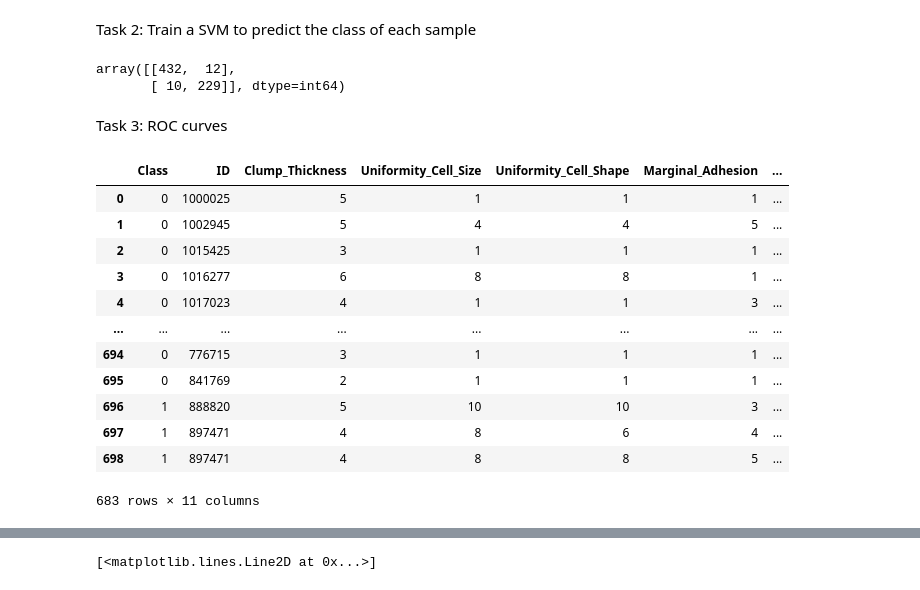
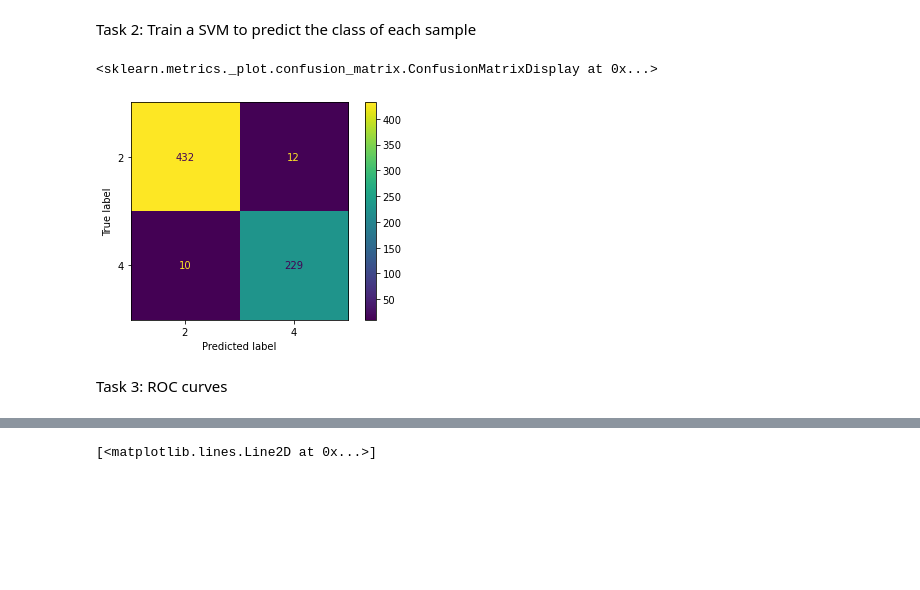
Before and after one commit to mdittschar/Sequence_Bioinformatics, a Jupyter notebook: src/assignment11/SBI_Assignment11_Auckenthaler_Dittschar.ipynb, the cells around one changed output, grey strips where cells are left out. Saved outputs shown, nothing was run; the diff lists cells and outputs as text; code cells hidden in the pictures; blank space fills up the shorter version.

```diff
--- a/src/assignment11/SBI_Assignment11_Auckenthaler_Dittschar.ipynb
+++ b/src/assignment11/SBI_Assignment11_Auckenthaler_Dittschar.ipynb
@@ -68,14 +68,15 @@ Task 2: Train a SVM to predict the class of each sample
 # %%
 X = data_no_NaN.loc[:, ~data.columns.isin(['ID', 'Class'])]
 y = data_no_NaN.Class
 C = 1
 clf = svm.SVC(kernel='linear', C=C, random_state=1)
 y_pred = cross_val_predict(clf, X, y, cv=5)
 conf_mat = confusion_matrix(y, y_pred)
-conf_mat
+disp = ConfusionMatrixDisplay(confusion_matrix=conf_mat, display_labels= ["2","4"])
+disp.plot()
 # %% [output]
-array([[432,  12],
-       [ 10, 229]], dtype=int64)
+<sklearn.metrics._plot.confusion_matrix.ConfusionMatrixDisplay at 0x...>
+[figure, added]
 # %% [markdown]
 Task 3:  ROC curves
 # %%
@@ -87,19 +88,3 @@ df_two = df_two.drop(["Class"], axis=1)
 df_two = df_two.drop([2], axis=1)
 # Rename the Column
 df_binary_Class = df_two.rename(columns={4: "Class"})
-# %%
-df_binary_Class
-# %% [output]
-|  | Class | ID | Clump_Thickness | Uniformity_Cell_Size | Uniformity_Cell_Shape | Marginal_Adhesion | ... |
-| 0 | 0 | 1000025 | 5 | 1 | 1 | 1 | ... |
-| 1 | 0 | 1002945 | 5 | 4 | 4 | 5 | ... |
-| 2 | 0 | 1015425 | 3 | 1 | 1 | 1 | ... |
-| 3 | 0 | 1016277 | 6 | 8 | 8 | 1 | ... |
-| 4 | 0 | 1017023 | 4 | 1 | 1 | 3 | ... |
-| ... | ... | ... | ... | ... | ... | ... | ... |
-| 694 | 0 | 776715 | 3 | 1 | 1 | 1 | ... |
-| 695 | 0 | 841769 | 2 | 1 | 1 | 1 | ... |
-| 696 | 1 | 888820 | 5 | 10 | 10 | 3 | ... |
-| 697 | 1 | 897471 | 4 | 8 | 6 | 4 | ... |
-| 698 | 1 | 897471 | 4 | 8 | 8 | 5 | ... |
-683 rows × 11 columns
```
Also changed, not shown: parts of 2 cells of this notebook.
